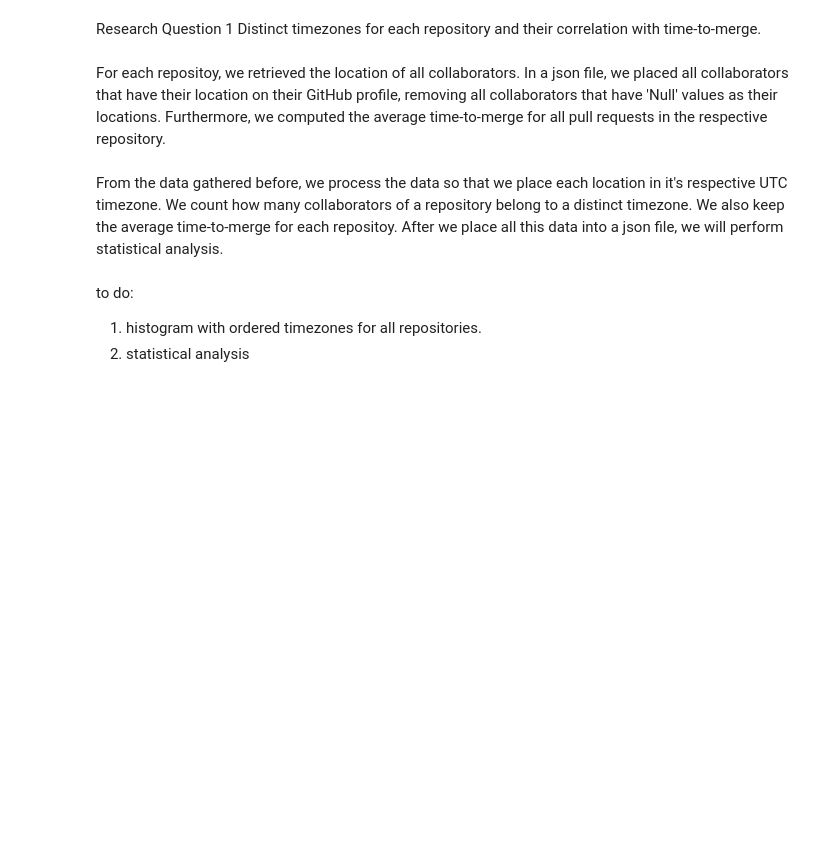
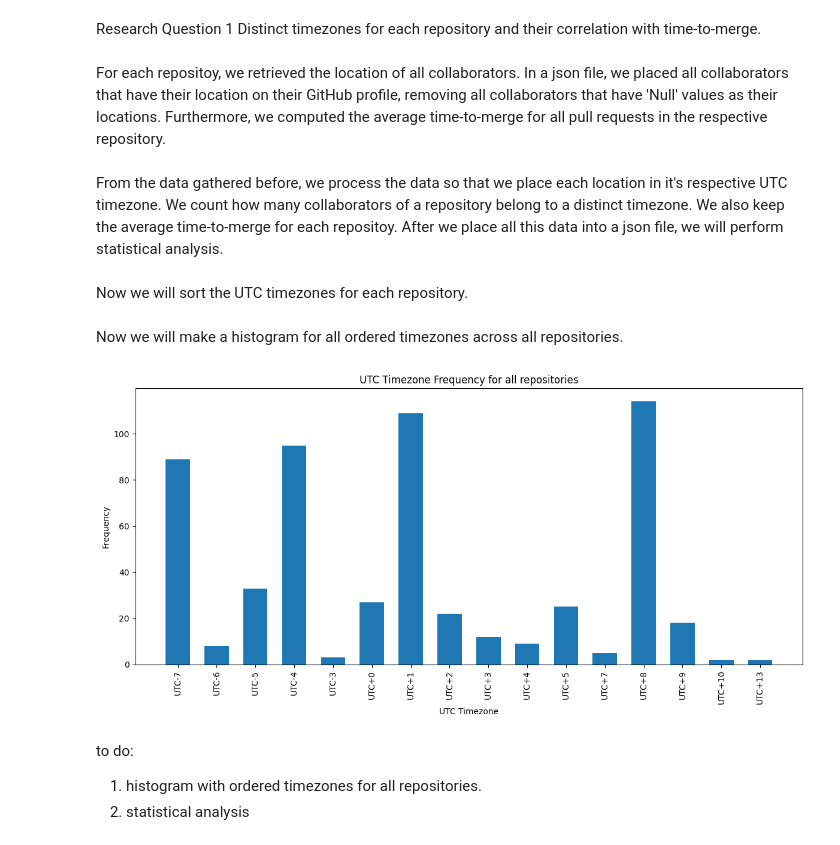
Before and after one commit to ShrushtiK/SoftwareAnalytics, a Jupyter notebook: rq1.ipynb, the cells around one changed output. Saved outputs shown, nothing was run; the diff lists cells and outputs as text; code cells hidden in the pictures; blank space fills up the shorter version.

Commit message:
RQ1: Created histogram for ordered UTC frequencies

```diff
--- a/rq1.ipynb
+++ b/rq1.ipynb
@@ -85,7 +85,7 @@ from datetime import datetime, timezone
 from collections import defaultdict
 import json
 
-f = open("RQ1_2_Locations_PR.json")
+f = open("data_rq1/RQ1_2_Locations_PR.json")
 location_data = json.load(f)
 
 # Initialize the output dictionary
@@ -134,3 +134,5 @@ with open("RQ1_utc_count_avg_prs.json", "w") as outfile:
     json.dump(output_data, outfile)
 
 print("done writing to json")
+# %% [markdown]
+Now we will sort the UTC timezones for each repository.
@@ -137,3 +187,54 @@ print("done writing to json")
+# %% [markdown]
+Now we will make a histogram for all ordered timezones across all repositories.
+# %%
+import json
+import matplotlib.pyplot as plt
+import numpy as np
+
+with open("data_rq1/RQ1_utc_ordered_avg_prs.json", "r") as f:
+    data = json.load(f)
+
+# Create a dictionary to store the frequencies
+timezone_frequencies = {}
+
+for item in data:
+    for timezone, count in item.items():
+        if isinstance(count, int) and timezone != "repo_name" and timezone != "average_pr_time" and timezone != "nr_timezones" and timezone != "timezone_difference":
+            if timezone not in timezone_frequencies:
+                timezone_frequencies[timezone] = 0
+            timezone_frequencies[timezone] += count
+
+# Separate the timezones into two lists
+utc_plus_timezones = []
+utc_minus_timezones = []
+
+for timezone, count in timezone_frequencies.items():
+    if timezone.startswith("UTC+"):
+        utc_plus_timezones.append((timezone, count))
+    elif timezone.startswith("UTC-"):
+        utc_minus_timezones.append((timezone, count))
+
+# Order the lists
+utc_plus_timezones.sort(key=lambda x: int(x[0][4:]), reverse=False)
+utc_minus_timezones.sort(key=lambda x: int(x[0][4:]), reverse=True)
+
+# Merge the lists
+frequency_timezones_all_repos = utc_minus_timezones + utc_plus_timezones
+
+# Plot the histogram
+plt.figure(figsize=(12, 6))
+x_values = [tz[0] for tz in frequency_timezones_all_repos]
+y_values = [tz[1] for tz in frequency_timezones_all_repos]
+bar_width = 10 / len(frequency_timezones_all_repos)
+plt.bar(x_values, y_values, width=bar_width)
+plt.xticks(rotation=90)
+plt.xlabel("UTC Timezone")
+plt.ylabel("Frequency")
+plt.title("UTC Timezone Frequency for all repositories")
+plt.tight_layout()
+plt.show()
+# %% [output]
+[figure, added]
 # %% [markdown]
 to do:
 1) histogram with ordered timezones for all repositories.
```
Also changed, not shown: parts of 1 cell of this notebook.
